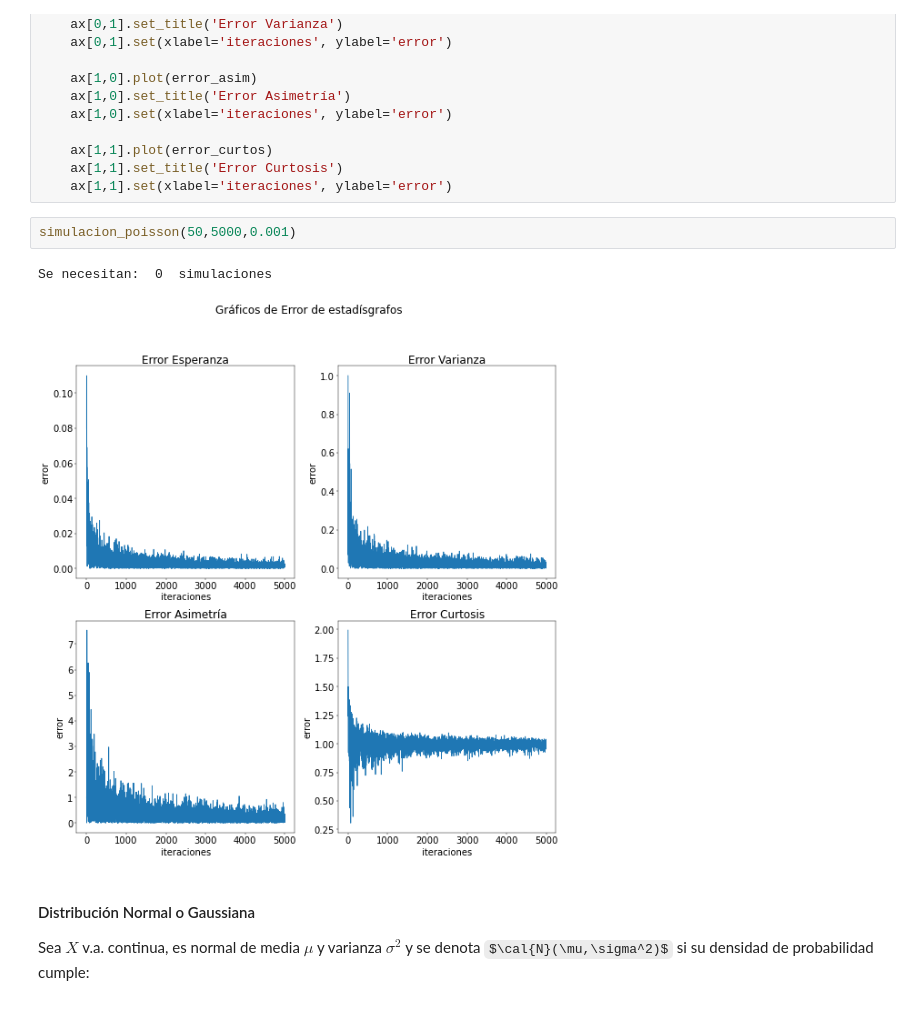
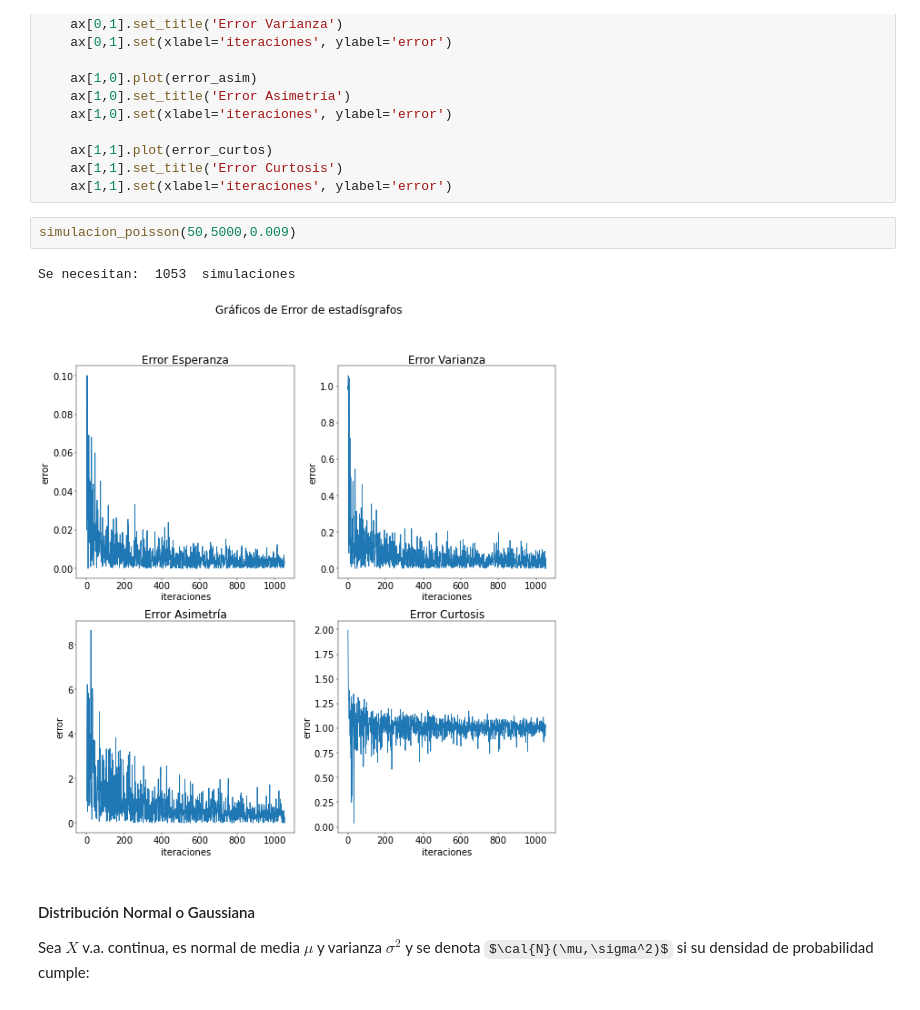
Before and after one commit to estebantejeda/INFO274, a Jupyter notebook: lab2/Laboratorio2.ipynb, the cells around one changed output. Saved outputs shown, nothing was run; the diff lists cells and outputs as text; some formulas as TeX source.

Commit message:
Poisson

```diff
--- a/lab2/Laboratorio2.ipynb
+++ b/lab2/Laboratorio2.ipynb
@@ -342,10 +342,10 @@ def simulacion_poisson(mu,size,cota):
     ax[1,1].set_title('Error Curtosis')
     ax[1,1].set(xlabel='iteraciones', ylabel='error')
 # %%
-simulacion_poisson(50,5000,0.001)
+simulacion_poisson(50,5000,0.009)
 # %% [output]
-Se necesitan:  0  simulaciones
+Se necesitan:  1053  simulaciones
-[figure, old version]
+[figure, new version]
 # %% [markdown]
 #### Distribución Normal o Gaussiana
 Sea $X$ v.a. continua, es normal de media $\mu$ y varianza $\sigma^2$ y se denota $\cal{N}(\mu,\sigma^2)$ si su densidad de probabilidad cumple:
```
